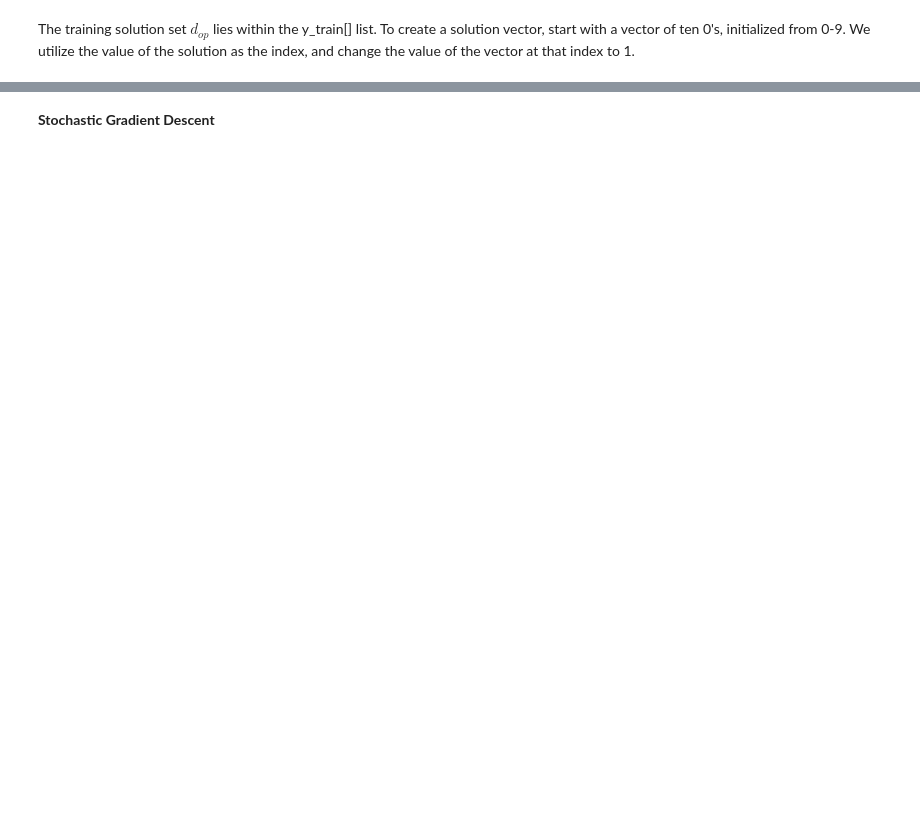
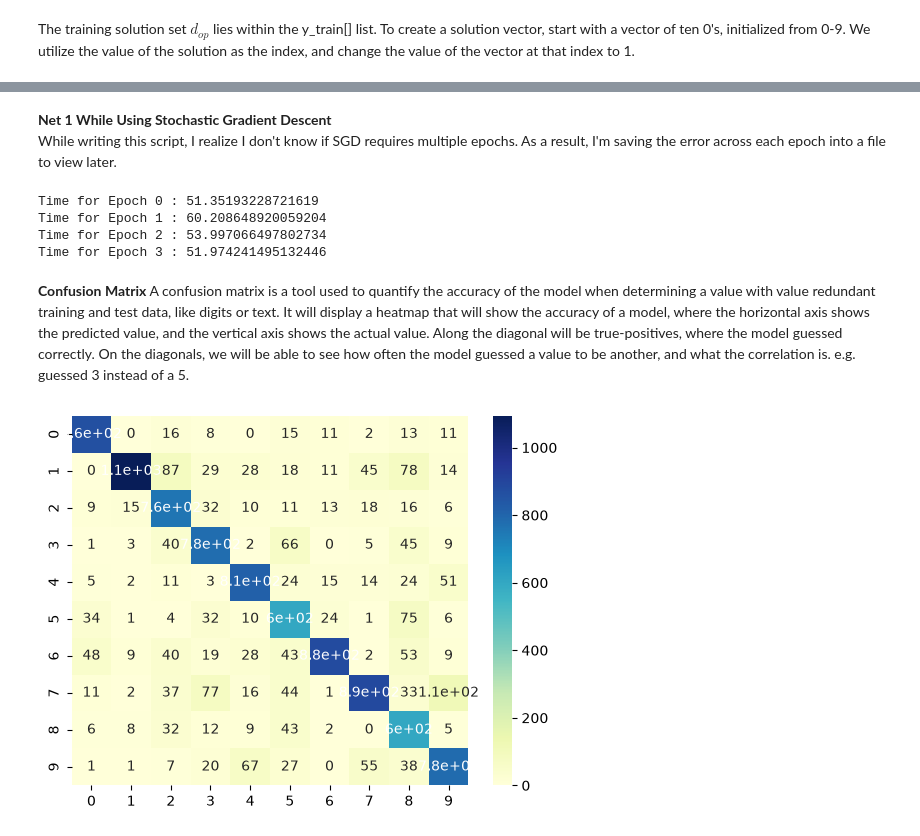
Before and after one commit to lilJon-Engineer/Beginning_ML_computerVision, a Jupyter notebook: MNIST_digit_reader_1st_attempt/Raw_python_/BP_engine_dev.ipynb, the cells around one changed output, grey strips where cells are left out. Saved outputs shown, nothing was run; the diff lists cells and outputs as text; code cells hidden in the pictures; blank space fills up the shorter version.

Commit message:
Finished Net1_SGD_numpy, Compared numpy to pytorch, and my bp speed to pytorch's backprop method speed

```diff
--- a/MNIST_digit_reader_1st_attempt/Raw_python_/BP_engine_dev.ipynb
+++ b/MNIST_digit_reader_1st_attempt/Raw_python_/BP_engine_dev.ipynb
@@ -53,15 +48,6 @@ print(" Content output of length of various inputs:",len(x_train), len(y_train),
 # %% [markdown]
 The training solution set $d_{op}$ lies within the y_train[] list. To create a solution vector, start with a vector of ten 0's, initialized from 0-9. We utilize the value of the solution as the index, and change the value of the vector at that index to 1.
 # %%
-import time
-import numpy as np
-
-start = time.time()
-d = [[1 if j == val else 0 for j in range(10)] for val in y_train]
-#print("Length of d (number of solutions):", len(d), "Ex: Solution:" + str(d[3]) + ". Compare solution to y_train[3]: " + str(y_train[3]))
-end = time.time()
-print("Time taken to create d:", end - start)
-
 start = time.time()
 d = []
 for i in range(len(y_train)):
@@ -155,18 +152,59 @@ From this derivation, we have a few options. $u_{ij}$ shows that the gradient de
 # %% [markdown]
-**Stochastic Gradient Descent**
+**Net 1 While Using Stochastic Gradient Descent** \
+While writing this script, I realize I don't know if SGD requires multiple epochs. As a result, I'm saving the error across each epoch into a file to view later.
 # %%
-start = time.time()
-error = 0
-for c in range(len(x_train)):
-    # For each datapoint in the training set, compute the dot prdouct between the input image and the weights of the first hidden layer,
-    # and then pass the result through the scaled hyperbolic tangent function to get the output of the first hidden layer.
-    output_layer = A*[math.tanh(B * dot(image2vector(x_train[c]), input2output_weights[0][i])) for i in range(output_layer_size)]  # Compute the output of the first hidden layer for the first training image
+data_folder = Path(r"C:\Users\User\OneDrive\Desktop\ML_number_reader_1st_paper_tests\Beginning_ML_computerVision\MNIST_digit_reader_1st_attempt\Raw_python_\Data")
+error_file_path = data_folder / "error_file.txt"
+alpha = 0.001 # Learning rate
+grad_C = np.zeros((output_layer_size, layer_1_size))  # Initialize the gradient of the cost function with respect to the weights of the first layer
+epochs = 4 # Number of iterations of SGD
 
-    error += vector_difference_RMS(output_layer, d[c])  # Compute the error between the output of the first hidden layer and the expected output for the first training image
-error = error / (2 * len(x_train))  # Compute the average error over all training images
-# checkLater: need to change c to the range of the length of x_train to compute the output for all training images, but this will take a long time to compute. For now, we will just compute the output for the first 10 training images.
-# about 9.5 ms per dot product, so about 9.5 min for 10,000 images.
-end = time.time()
-print("Time taken to compute output_layer:", end - start)
-print("output_layer dimensions:", len(output_layer))
-print("output_layer[0]:", output_layer[0])
+# Create the file if it does not exist
+error_file_path.touch(exist_ok=True)
+error_file_path.write_text("")   # reset before starting a new full training run
+
+with open(error_file_path, "a") as file:
+    for z in range(epochs):
+        start = time.time()
+        for c in range(len(x_train)):
+            input_vector = image2vector(x_train[c])  # Convert the input image to a vector
+            input_vector.append(1)
+            # For each datapoint in the training set, compute the dot prdouct between the input image and the weights of the first hidden layer,
+            # and then pass the result through the scaled hyperbolic tangent function to get the output of the first hidden layer.
+            net_input = [dot(input_vector, weights[0][j]) for j in range(output_layer_size)]  # Compute the dot product between the input image and the weights of the first hidden layer for each neuron
+            output_layer = [A * math.tanh(S * net_input[j]) for j in range(output_layer_size)]  # Compute the output of the first hidden layer for the first training image
+            file.write(str(vector_difference_RMS(output_layer, d[c]) / (2)) + "\n")   # Compute the error between the output of the first hidden layer and the expected output for the first training image
+            # Compute the gradient of the cost function with respect to the weights of the first hidden layer ( This is a matrix )
+            grad_C = [[x * input_vector[i] for i in range(layer_1_size)] for x in [(output_layer[j] - d[c][j]) * S * A * sech(S * net_input[j]) ** 2 for j in range(output_layer_size)]]
+            weights[0] = weights_difference(weights[0], grad_C)  # Update the weights of the input to output layer using the negative gradient of the cost function, with a prop. const. alpha (learning rate) to control the step size of the update.
+        file.write("New Epoch " + str(z) + "\n\n")  # Add a newline after each epoch
+        file.flush() # Save the file after each epoch to ensure that the data is not lost in case of a crash or interruption.
+        print("Time for Epoch", z, ":", time.time() - start)
+# %% [output]
+Time for Epoch 0 : 51.35193228721619
+Time for Epoch 1 : 60.208648920059204
+Time for Epoch 2 : 53.997066497802734
+Time for Epoch 3 : 51.974241495132446
+# %% [markdown]
+**Confusion Matrix**
+A confusion matrix is a tool used to quantify the accuracy of the model when determining a value with value redundant training and test data, like digits or text. It will display a heatmap that will show the accuracy of a model, where the horizontal axis shows the predicted value, and the vertical axis shows the actual value. Along the diagonal will be true-positives, where the model guessed correctly. On the diagonals, we will be able to see how often the model guessed a value to be another, and what the correlation is. e.g. guessed 3 instead of a 5.
+# %%
+confusion_matrix = [[0 for _ in range(len(output_layer))] for _ in range(len(output_layer))]
+correct = 0
+for c in range(len(x_test)):
+    input_vector = image2vector(x_test[c])  # Convert the input image to a vector
+    input_vector.append(1)
+    net_input = [dot(input_vector, weights[0][j]) for j in range(output_layer_size)]
+    output_layer = [A * math.tanh(S * net_input[j]) for j in range(output_layer_size)]  # Compute the output of the first hidden layer for the first training image
+    output_key = output_layer.index(max(output_layer))
+    if output_key == y_test[c]:
+        confusion_matrix[y_test[c]][y_test[c]] += 1
+        correct += 1
+    else:
+        confusion_matrix[output_key][y_test[c]] += 1
+
+sns.heatmap(confusion_matrix, annot=True, cmap="YlGnBu")
+error = correct/len(x_test)
+plt.show()
+# %% [output]
+[figure, added]
```
Also changed, not shown: parts of 10 cells of this notebook, 8 other files.
